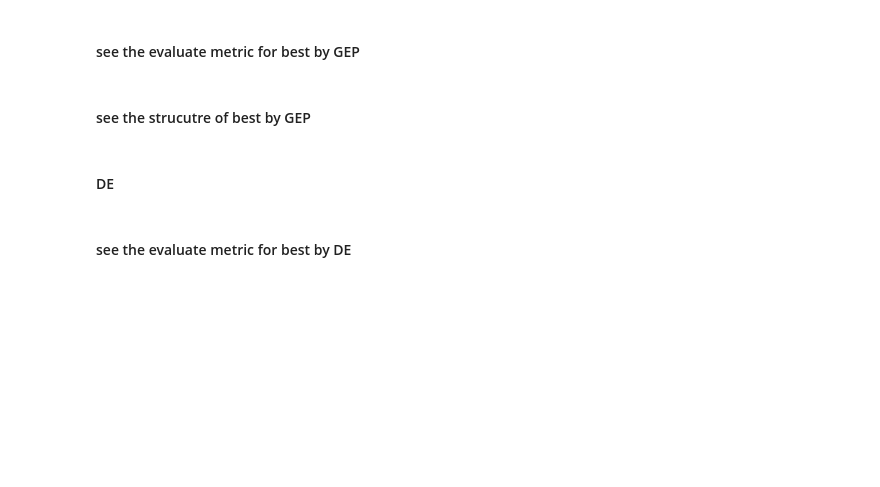
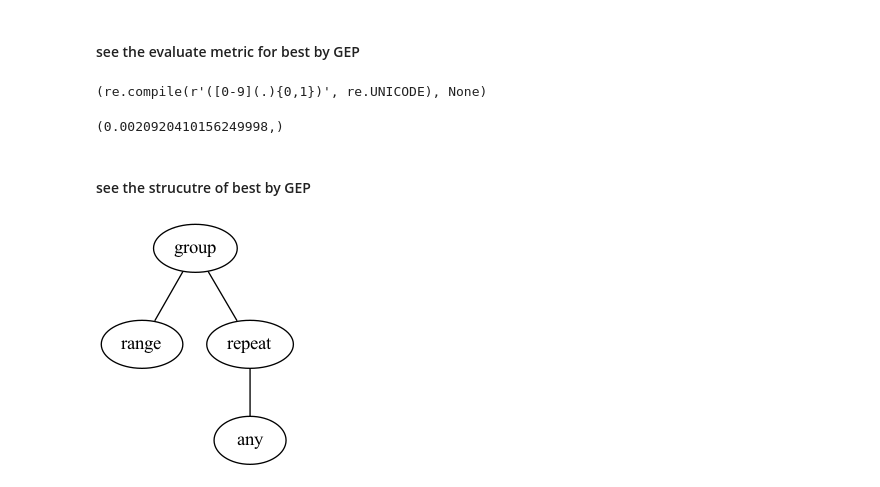
Before and after one commit to suboty/ret, a Jupyter notebook: research/coevolutionary_algorithm.ipynb, the cells around one changed output. Cells and saved outputs as stored; diff of their text form; code cells hidden in the pictures; blank space fills up the shorter version.

Commit message:
add coevolutionary research

```diff
--- a/research/coevolutionary_algorithm.ipynb
+++ b/research/coevolutionary_algorithm.ipynb
@@ -27,22 +27,22 @@ The following indicators were used as comparison criteria: reliability $R$ and s
 ### Init params
 # %%
 # shared resource
-SHARED_RESOURCE = 10000
+SHARED_RESOURCE = 5_000
 
 # length of the adaptation interval
-ADAPTATION_LENGTH = 25
+ADAPTATION_LENGTH = 5
 
 # amount of penalty for loss
 PENALTY = 0.05 # means 15% of population
 
 # size of population
-POPULATION_SIZE = 100
+POPULATION_SIZE = 300
 
 # size of the "social" card
 SOCIAL_SIZE = 0.1 * POPULATION_SIZE # means 10% of population
 
 # set the seed
-SEED = 321
+SEED = 426
 
 # storage for input regexes params
 PARAMS = {}
@@ -820,10 +630,15 @@ FUNCTIONS = {
 # %%
 def gep_evaluate(individual):
     global X, Y
-    regex = ETtoRegexTranslator.regex_compile(individual)[0]
-    if not regex:
-        return 1_000,
+    res = ETtoRegexTranslator.regex_compile(individual)
+    if not res[0]:
+        try:
+            individual = '(' + individual
+            res = ETtoRegexTranslator.regex_compile(individual)
+        except:
+            return 1_000,
 
+    regex = res[0]
     # count accuracy metric
     accuracy = []
     for x, y in zip(X, Y):
@@ -1171,0 +1233,16 @@ best = gep(
+# %%
+hof_gep, hof_de, _, _ = run_coevolutionary(
+    # populations
+    population_gep=population_gep,
+    population_de=population_de,
+
+    # stats
+    stats_de=stats_de,
+    stats_gep=stats_gep,
+
+    # toolboxes
+    toolbox_de=toolbox_de,
+    toolbox_gep=toolbox_gep,
+
+    n_generations=1_000,
+)
@@ -1172,11 +1267,20 @@ best = gep(
+# %%
+best_gep = hof_gep[0]
+best_de = hof_de[0]
 # %% [markdown]
 #### see the evaluate metric for best by GEP
 # %%
-ETtoRegexTranslator.regex_compile(best)
+ETtoRegexTranslator.regex_compile(best_gep)
+# %% [output]
+(re.compile(r'([0-9](.){0,1})', re.UNICODE), None)
 # %%
-gep_evaluate(best)
+gep_evaluate(best_gep)
+# %% [output]
+(0.0020920410156249998,)
 # %% [markdown]
 #### see the strucutre of best by GEP
 # %%
-visualize(best)
+visualize(best_gep)
 Image(filename='data/coevolutionary_tree.png')
+# %% [output]
+[figure, added]
@@ -1185,2 +1286,0 @@ clean_globals()
-# %% [markdown]
-#### DE
@@ -1202,2 +1286,0 @@ best = de(
-# %% [markdown]
-#### see the evaluate metric for best by DE
```
Also changed, not shown: parts of 38 cells of this notebook, 1 other file.
